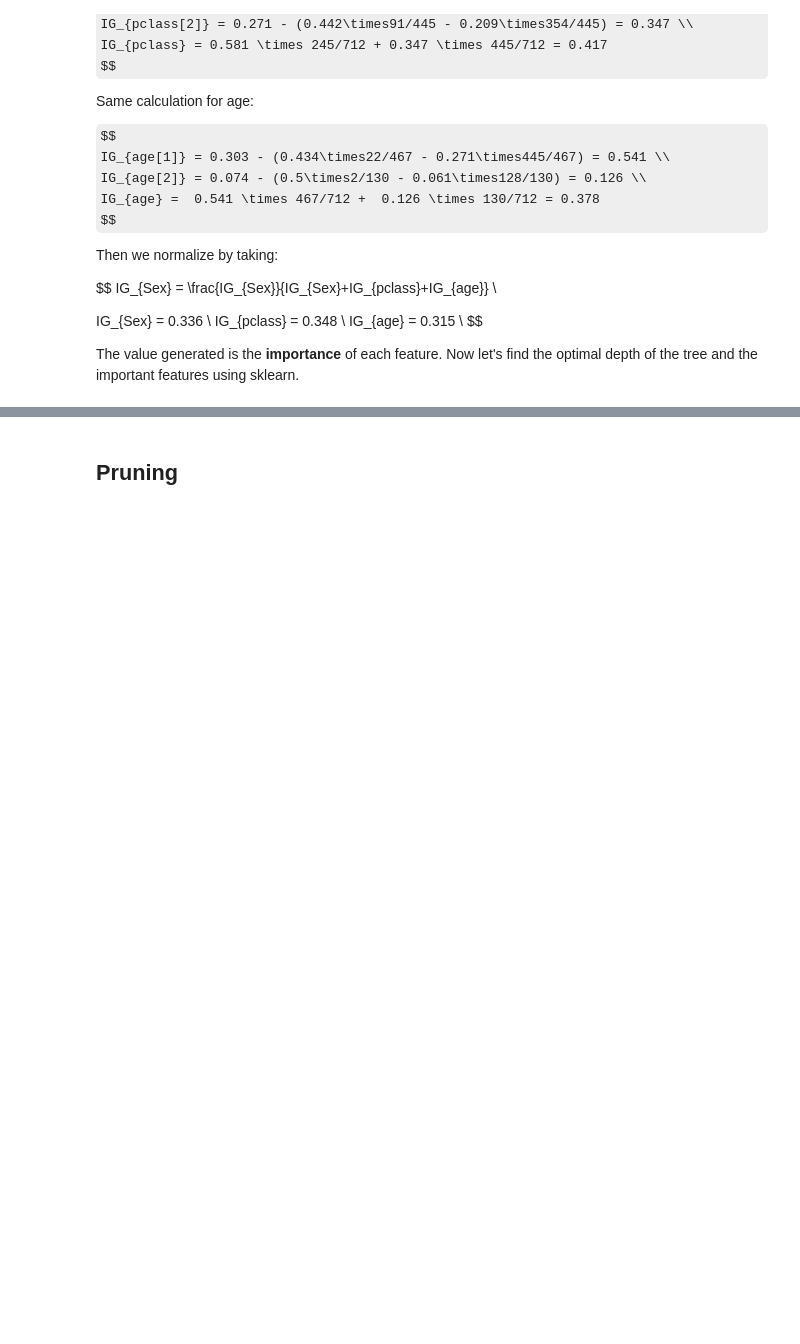
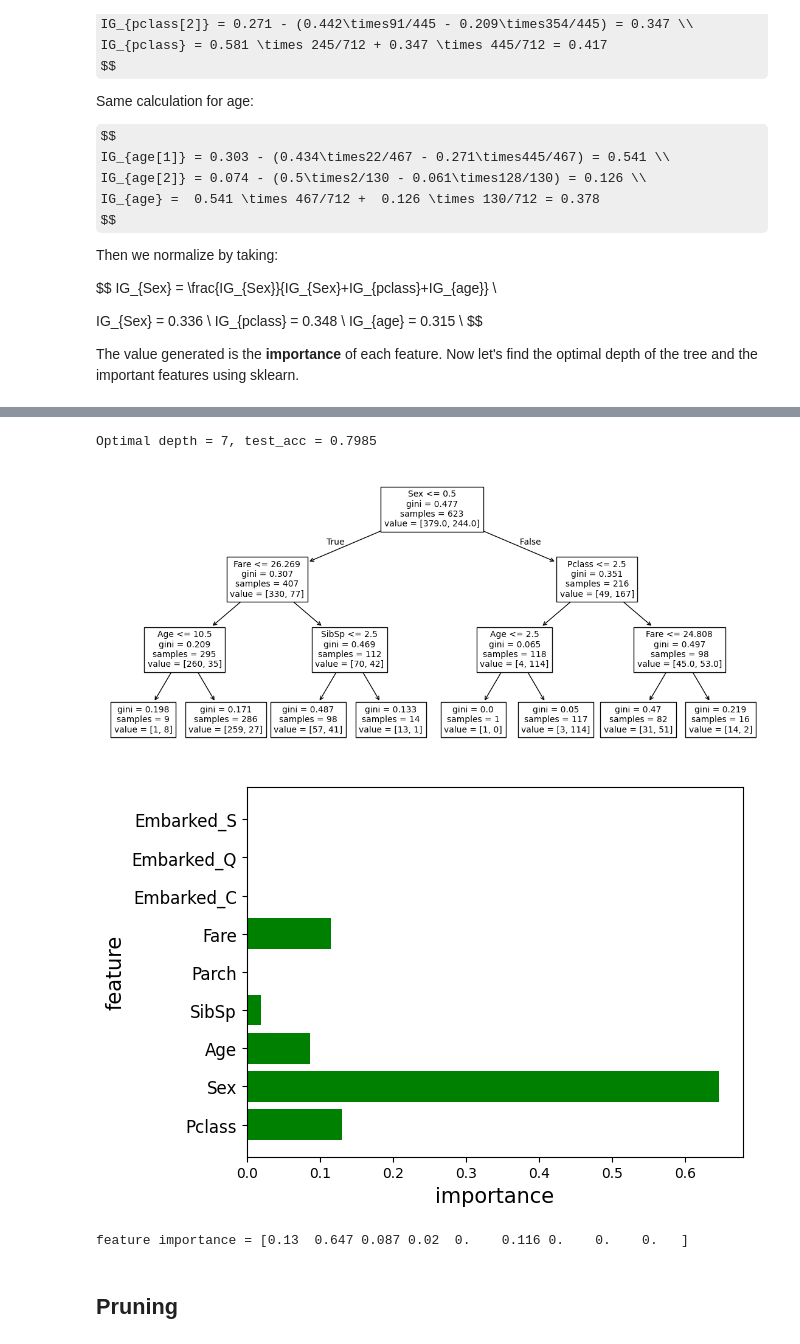
Before and after one commit to dplte/MY-DAC-Curriculum, a Jupyter notebook: DAC-006_Machine_Learning/DAC-006-Intro_to_ML_Session_2_Student.ipynb, the cells around one changed output, grey strips where cells are left out. Cells and saved outputs as stored; diff of their text form; code cells hidden in the pictures; some formulas as TeX source; blank space fills up the shorter version.

```diff
--- a/DAC-006_Machine_Learning/DAC-006-Intro_to_ML_Session_2_Student.ipynb
+++ b/DAC-006_Machine_Learning/DAC-006-Intro_to_ML_Session_2_Student.ipynb
@@ -221,32 +238,37 @@ The value generated is the **importance** of each feature. Now let's find the op
 # %%
 # I set max_step=3 as a constant value for tree visualization.
-# model = DecisionTreeClassifier(max_depth=3)
-# model.fit(x_train, y_train)
+model = DecisionTreeClassifier(max_depth=3)
+model.fit(x_train, y_train)
 
-# # Use test data to evaluate final performance.
-# y_pred = model.predict(x_test)
-# test_acc = (y_pred == y_test).mean()
-# print('Optimal depth = {}, test_acc = {:.4f}'.format(opt_depth, test_acc))
+# Use test data to evaluate final performance.
+y_pred = model.predict(x_test)
+test_acc = (y_pred == y_test).mean()
+print('Optimal depth = {}, test_acc = {:.4f}'.format(opt_depth, test_acc))
 
-# # Visualize the tree
-# # plt.figure(figsize=(20,10))
-# feat_names = x.columns.tolist()
-# plt.figure(figsize=(14,6))
-# tree.plot_tree(model, feature_names = feat_names, fontsize=10)
-# plt.show()
+# Visualize the tree
+# plt.figure(figsize=(20,10))
+feat_names = x.columns.tolist()
+plt.figure(figsize=(14,6))
+tree.plot_tree(model, feature_names = feat_names, fontsize=10)
+plt.show()
 
-# # Analyze the importance of features.
-# feature_importance = model.feature_importances_
-# n_feature = x_train.shape[1]
-# idx = np.arange(n_feature)
+# Analyze the importance of features.
+feature_importance = model.feature_importances_
+n_feature = x_train.shape[1]
+idx = np.arange(n_feature)
 
-# plt.barh(idx, feature_importance, align='center', color='green')
-# plt.yticks(idx, feat_names, size=12)
-# plt.xlabel('importance', size=15)
-# plt.ylabel('feature', size=15)
-# plt.show()
+plt.barh(idx, feature_importance, align='center', color='green')
+plt.yticks(idx, feat_names, size=12)
+plt.xlabel('importance', size=15)
+plt.ylabel('feature', size=15)
+plt.show()
 
-# print('feature importance = {}'.format(feature_importance.round(3)))
+print('feature importance = {}'.format(feature_importance.round(3)))
+# %% [output]
+Optimal depth = 7, test_acc = 0.7985
+[figure, added]
+[figure, added]
+feature importance = [0.13  0.647 0.087 0.02  0.    0.116 0.    0.    0.   ]
 # %% [markdown]
 ## Pruning
 # %% [markdown]
```
Also changed, not shown: parts of 15 cells of this notebook.
